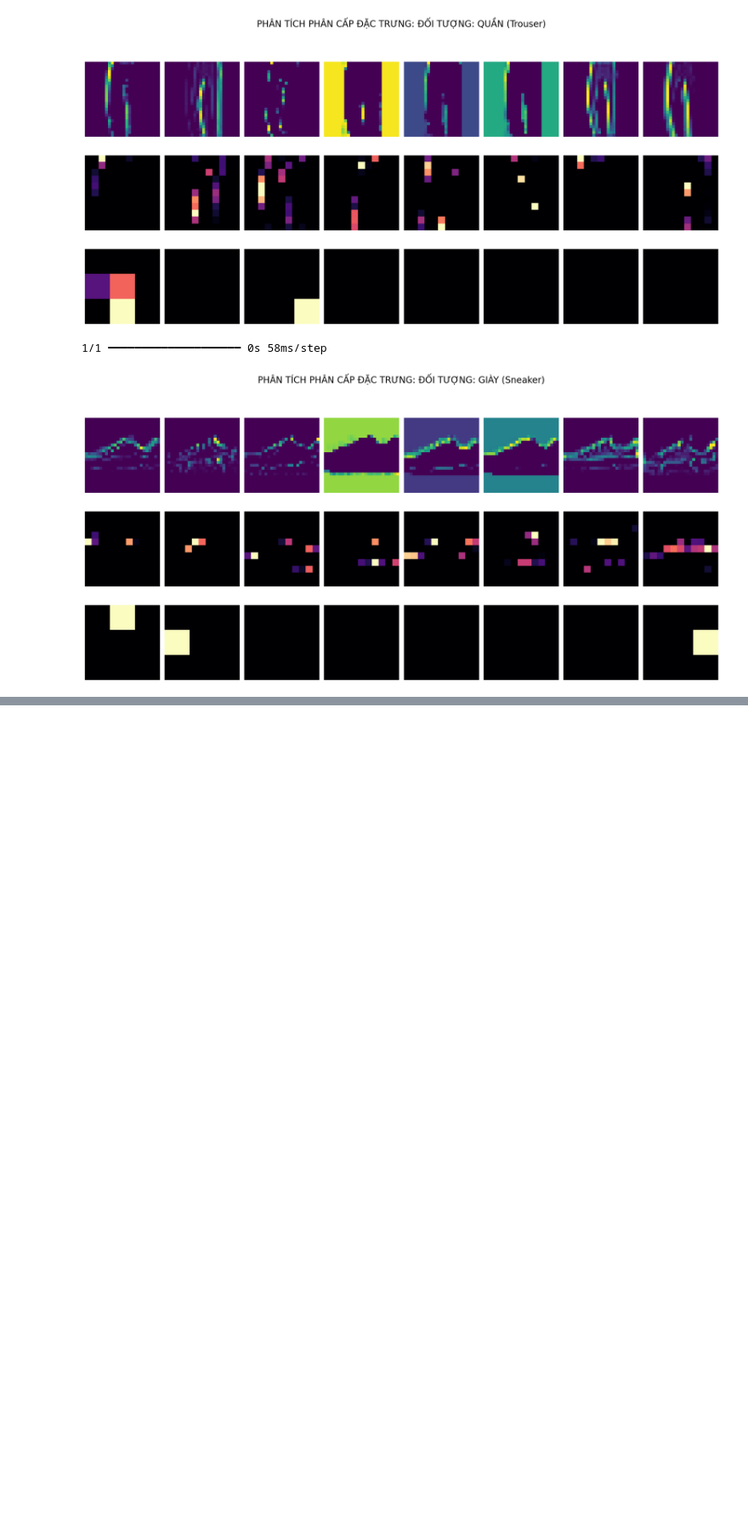
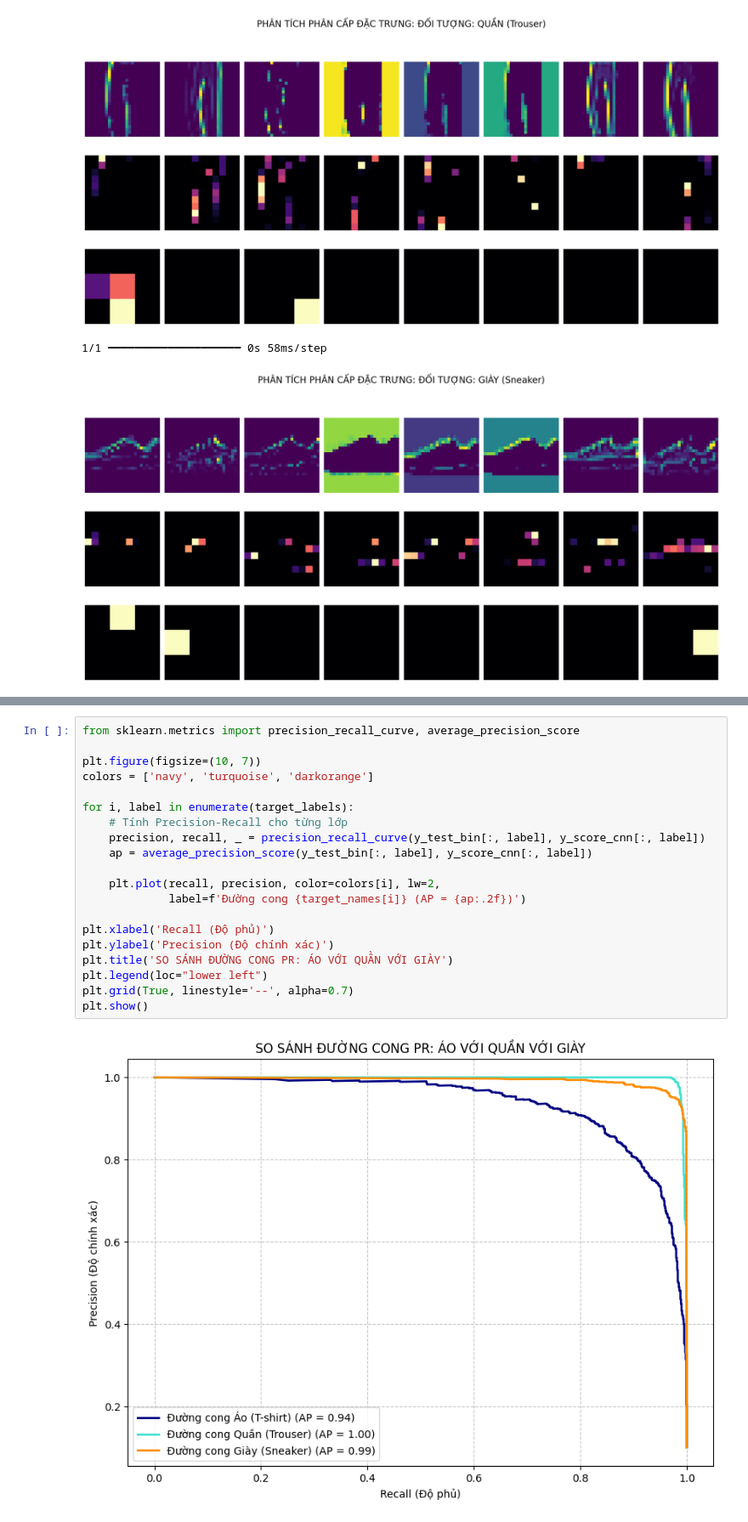
Before and after one commit to dangchicong/hocsau, a Jupyter notebook: Do_an_Cuoi_khoa_DangChiCong_1001250039.ipynb, the cells around one changed output, grey strips where cells are left out. Shown at 85% size. Cells and saved outputs as stored; diff of their text form; blank space fills up the shorter version.

```diff
--- a/Do_an_Cuoi_khoa_DangChiCong_1001250039.ipynb
+++ b/Do_an_Cuoi_khoa_DangChiCong_1001250039.ipynb
@@ -777,0 +920,22 @@ visualize_hierarchy(7, "ĐỐI TƯỢNG: GIÀY (Sneaker)")
+# %%
+from sklearn.metrics import precision_recall_curve, average_precision_score
+
+plt.figure(figsize=(10, 7))
+colors = ['navy', 'turquoise', 'darkorange']
+
+for i, label in enumerate(target_labels):
+    # Tính Precision-Recall cho từng lớp
+    precision, recall, _ = precision_recall_curve(y_test_bin[:, label], y_score_cnn[:, label])
+    ap = average_precision_score(y_test_bin[:, label], y_score_cnn[:, label])
+
+    plt.plot(recall, precision, color=colors[i], lw=2,
+             label=f'Đường cong {target_names[i]} (AP = {ap:.2f})')
+
+plt.xlabel('Recall (Độ phủ)')
+plt.ylabel('Precision (Độ chính xác)')
+plt.title('SO SÁNH ĐƯỜNG CONG PR: ÁO VỚI QUẦN VỚI GIÀY')
+plt.legend(loc="lower left")
+plt.grid(True, linestyle='--', alpha=0.7)
+plt.show()
+# %% [output]
+[figure, added]
```
Also changed, not shown: parts of 10 cells of this notebook.
